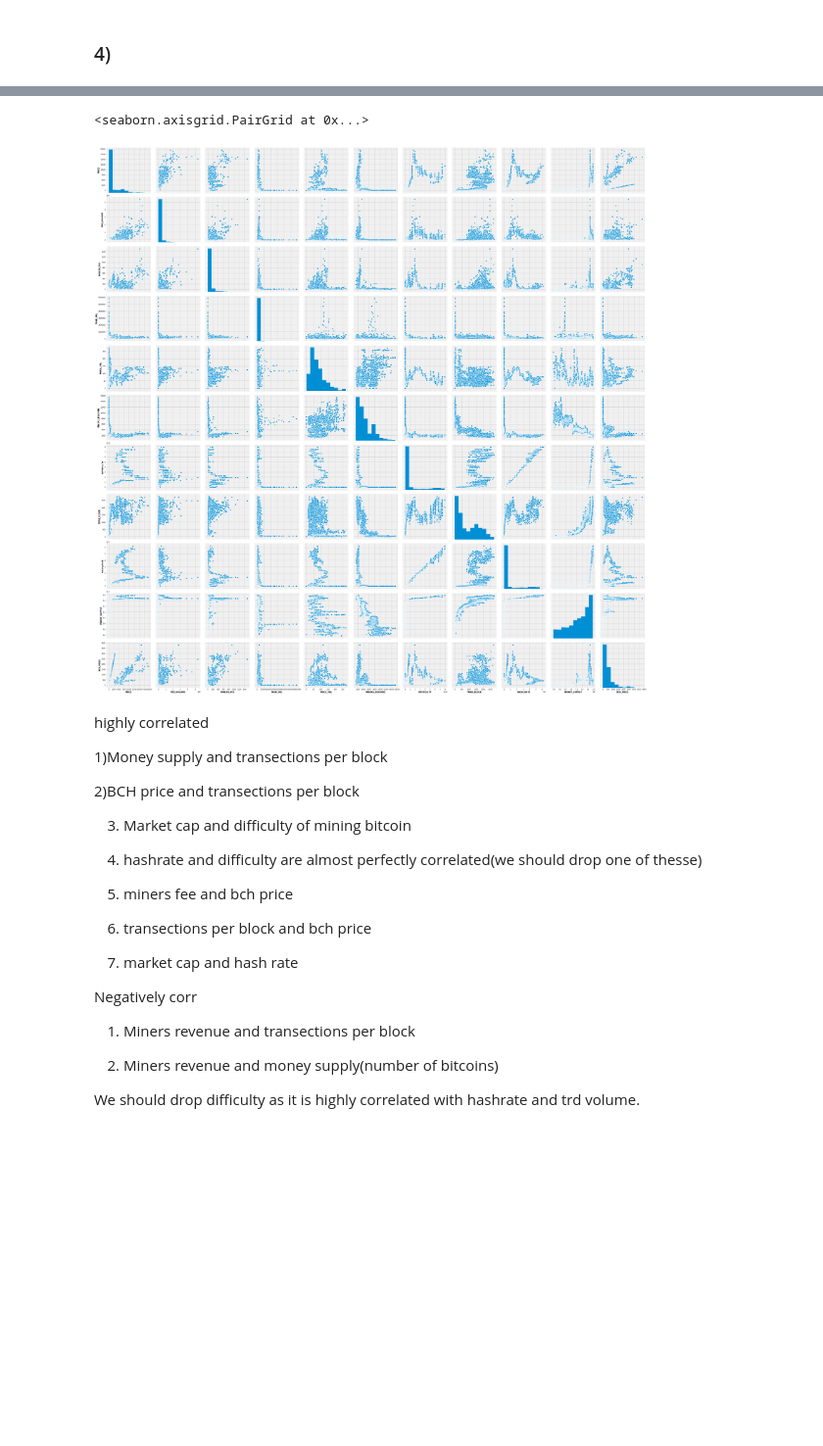
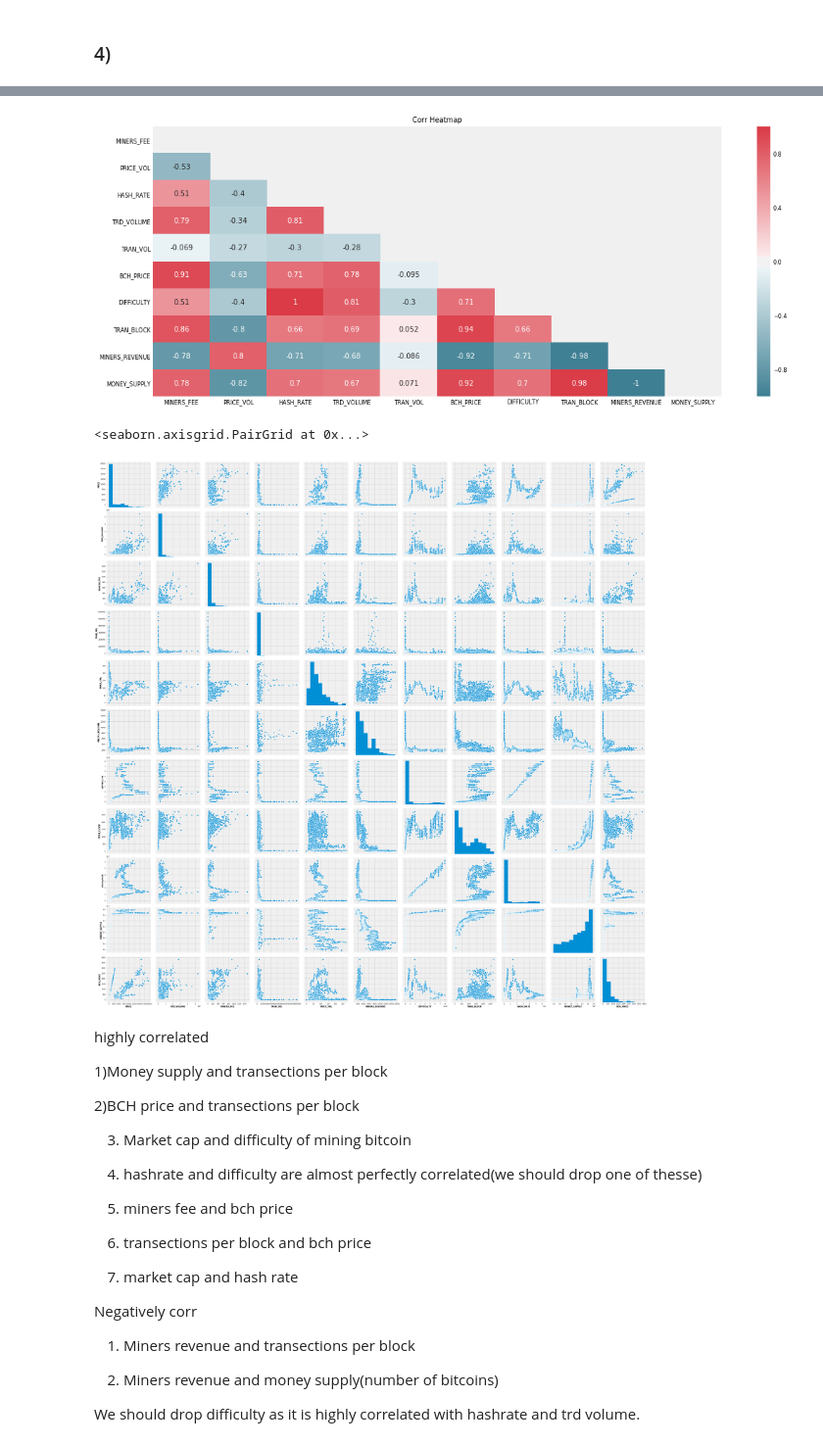
Before and after one commit to rohitchandel12/btc-price-prediction, a Jupyter notebook: models/SimpleNNModel.ipynb, the cells around one changed output, grey strips where cells are left out. Shown at 98% size. Cells and saved outputs as stored; diff of their text form; code cells hidden in the pictures; blank space fills up the shorter version.

```diff
--- a/models/SimpleNNModel.ipynb
+++ b/models/SimpleNNModel.ipynb
@@ -202,4 +277,2 @@ sns.lineplot(data=X_train, dashes=False)
 # %% [markdown]
 ### 4)
-# %%
-train_corr = X_train.corr()
@@ -231,8 +279,13 @@ train_corr[np.abs(train_corr)>0.7]
-# %%
-sns.pairplot(btc_data, size = 3.5)
-# %% [output]
-<seaborn.axisgrid.PairGrid at 0x...>
-[figure, removed]
+# %%
+plot_corr_heatmap(train_corr)
+# %% [output]
+[figure, added]
+# %%
+## pair plot of all variable with each other and target
+sns.pairplot(btc_data, size = 3.5)
+# %% [output]
+<seaborn.axisgrid.PairGrid at 0x...>
+[figure, added]
 # %% [markdown]
 highly correlated
 
```
Also changed, not shown: parts of 12 cells of this notebook.
